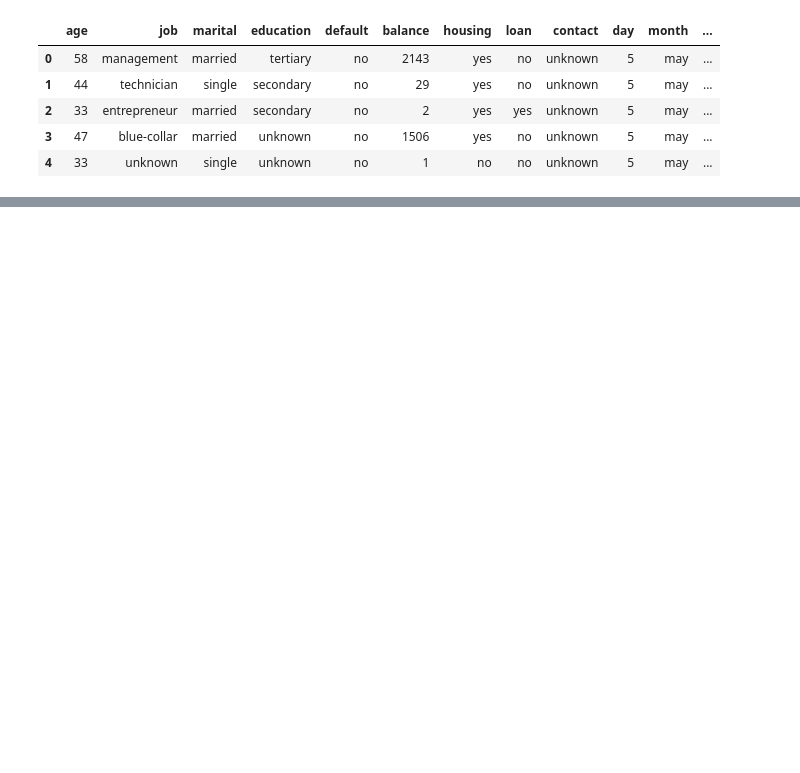
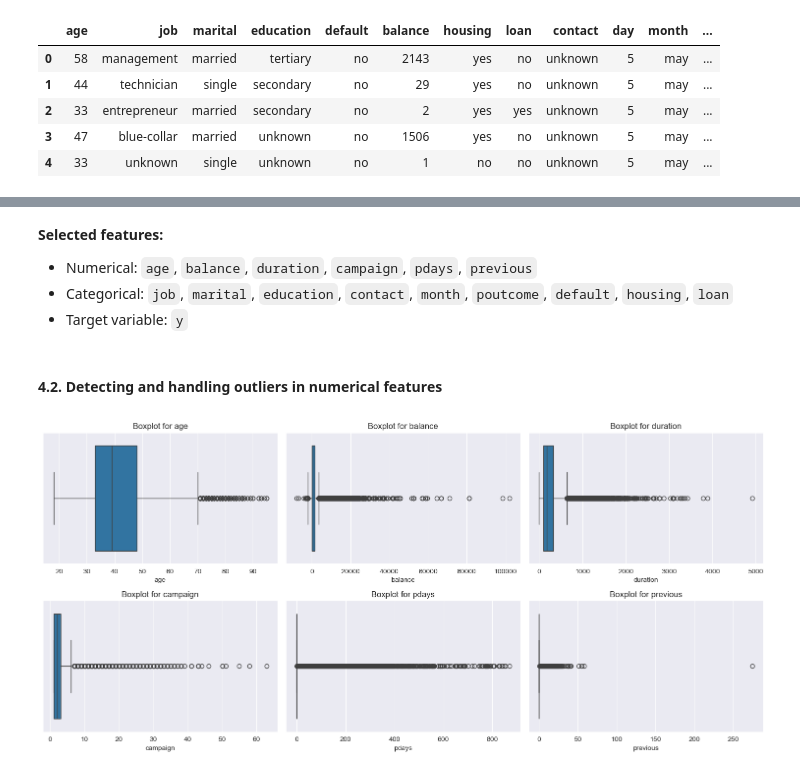
Before and after one commit to Stephan-Dabare/2330950_ML_CW, a Jupyter notebook: 01_Data_Preprocessing.ipynb, the cells around one changed output, grey strips where cells are left out. Drawn from its saved outputs; the diff is of its cells as text; code cells hidden in the pictures; blank space fills up the shorter version.

```diff
--- a/01_Data_Preprocessing.ipynb
+++ b/01_Data_Preprocessing.ipynb
@@ -41,0 +97,7 @@ memory usage: 5.9+ MB
+# %%
+num = 1
+# Iterate through the categorical columns
+for col in data_frame.select_dtypes(include='object').columns:
+    # Print the categories in each column
+    print(str(num) + " " + col + " --> " + str(data_frame[col].unique()))
+    num += 1
@@ -41,0 +334,4 @@ memory usage: 5.9+ MB
+# %%
+# Drop day column
+data_frame_1 = data_frame.drop('day', axis=1)
+data_frame_1.head()
@@ -41,0 +345,20 @@ memory usage: 5.9+ MB
+# %% [markdown]
+**Selected features:**
+* Numerical: `age`, `balance`, `duration`, `campaign`, `pdays`, `previous`
+* Categorical: `job`, `marital`, `education`, `contact`, `month`, `poutcome`, `default`, `housing`, `loan`
+* Target variable: `y`
+# %% [markdown]
+#### 4.2. Detecting and handling outliers in numerical features
+# %%
+numerical_columns = ['age', 'balance', 'duration', 'campaign', 'pdays', 'previous']
+
+# Box plots for all numerical column
+plt.figure(figsize=(15, 10))
+for i, col in enumerate(numerical_columns, 1):
+    plt.subplot(3, 3, i)
+    sns.boxplot(x=data_frame_1[col])
+    plt.title(f"Boxplot for {col}")
+plt.tight_layout()
+plt.show()
+# %% [output]
+[figure, added]
```
Also changed, not shown: parts of 73 cells of this notebook.
